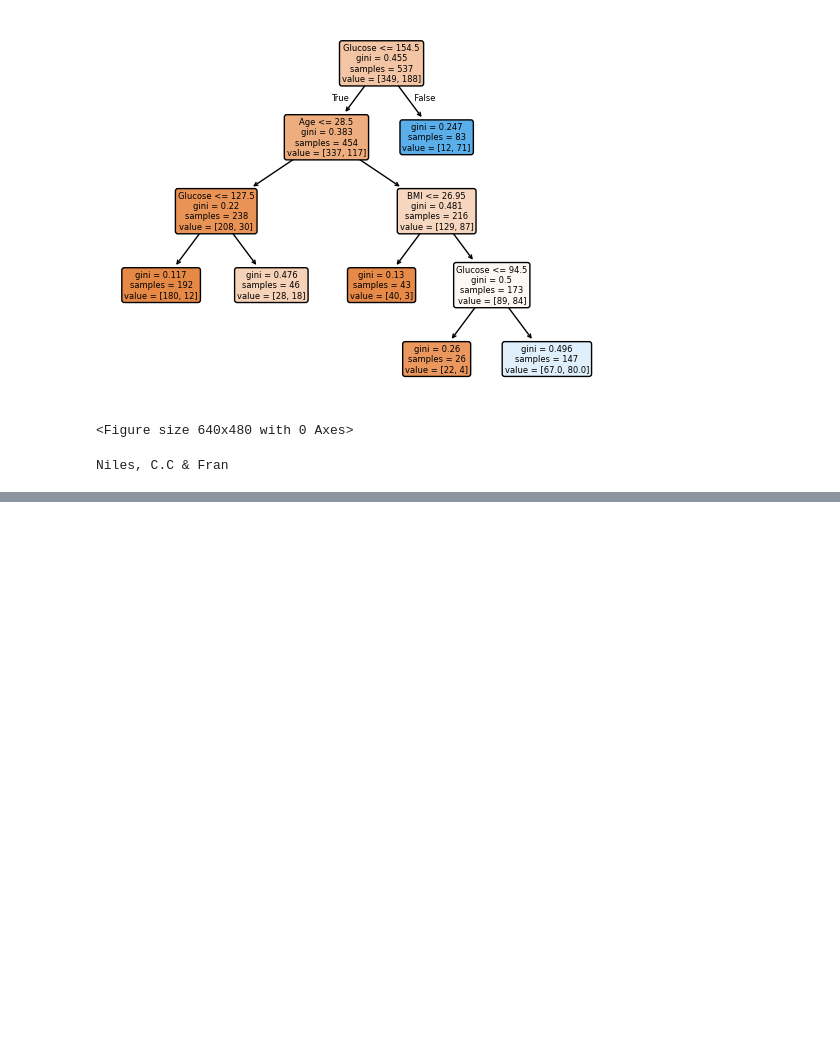
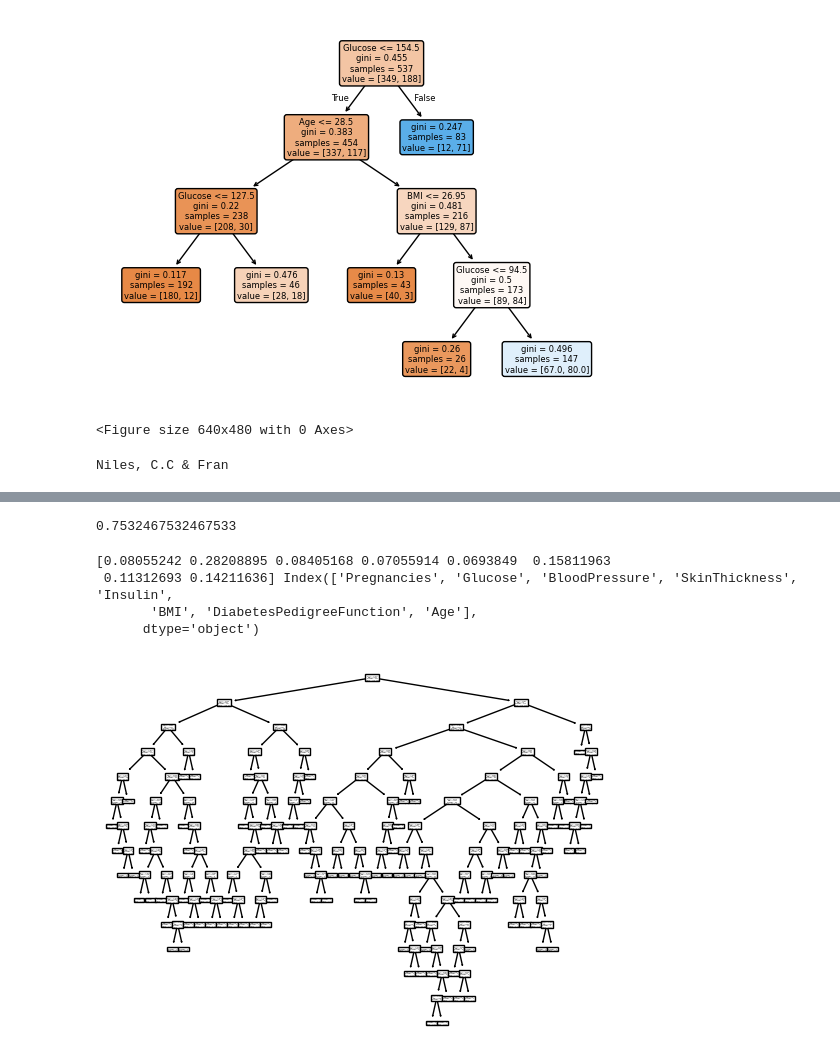
Before and after one commit to SDPowell2233/StevenP_CSCI_1070, a Jupyter notebook: Week 9 Notes.ipynb, the cells around one changed output, grey strips where cells are left out. Saved outputs shown, nothing was run; the diff lists cells and outputs as text; code cells hidden in the pictures; blank space fills up the shorter version.

```diff
--- a/Week 9 Notes.ipynb
+++ b/Week 9 Notes.ipynb
@@ -113,0 +130,3 @@ Niles, C.C & Fran
+# %%
+df = pd.read_csv('diabetes.csv')
+df.head()
@@ -113,0 +140,34 @@ Niles, C.C & Fran
+# %%
+X = df.drop('Outcome', axis=1)
+y = df['Outcome']
+
+X_train, X_test, y_train, y_test = train_test_split(X,y,
+                                                    test_size=0.3,
+                                                    random_state=42)
+#standardize
+
+sc = StandardScaler()
+X_test = sc.fit_transform(X_test)
+X_train = sc.fit_transform(X_train)
+# %%
+from sklearn.ensemble import RandomForestClassifier
+
+rf = RandomForestClassifier(n_estimators=100, random_state=42)
+rf = rf.fit(X_train, y_train)
+rf.score(X_test, y_test)
+# %% [output]
+0.7532467532467533
+# %%
+print(rf.feature_importances_, X.columns)
+# %% [output]
+[0.08055242 0.28208895 0.08405168 0.07055914 0.0693849  0.15811963
+ 0.11312693 0.14211636] Index(['Pregnancies', 'Glucose', 'BloodPressure', 'SkinThickness', 'Insulin',
+       'BMI', 'DiabetesPedigreeFunction', 'Age'],
+      dtype='object')
+# %%
+import matplotlib.pyplot as plt
+rf_tree = rf.estimators_[4]
+tree.plot_tree(rf_tree)
+plt.savefig("rf_tree.svg")
+# %% [output]
+[figure, added]
```
Also changed, not shown: parts of 14 cells of this notebook, 8 other files.
